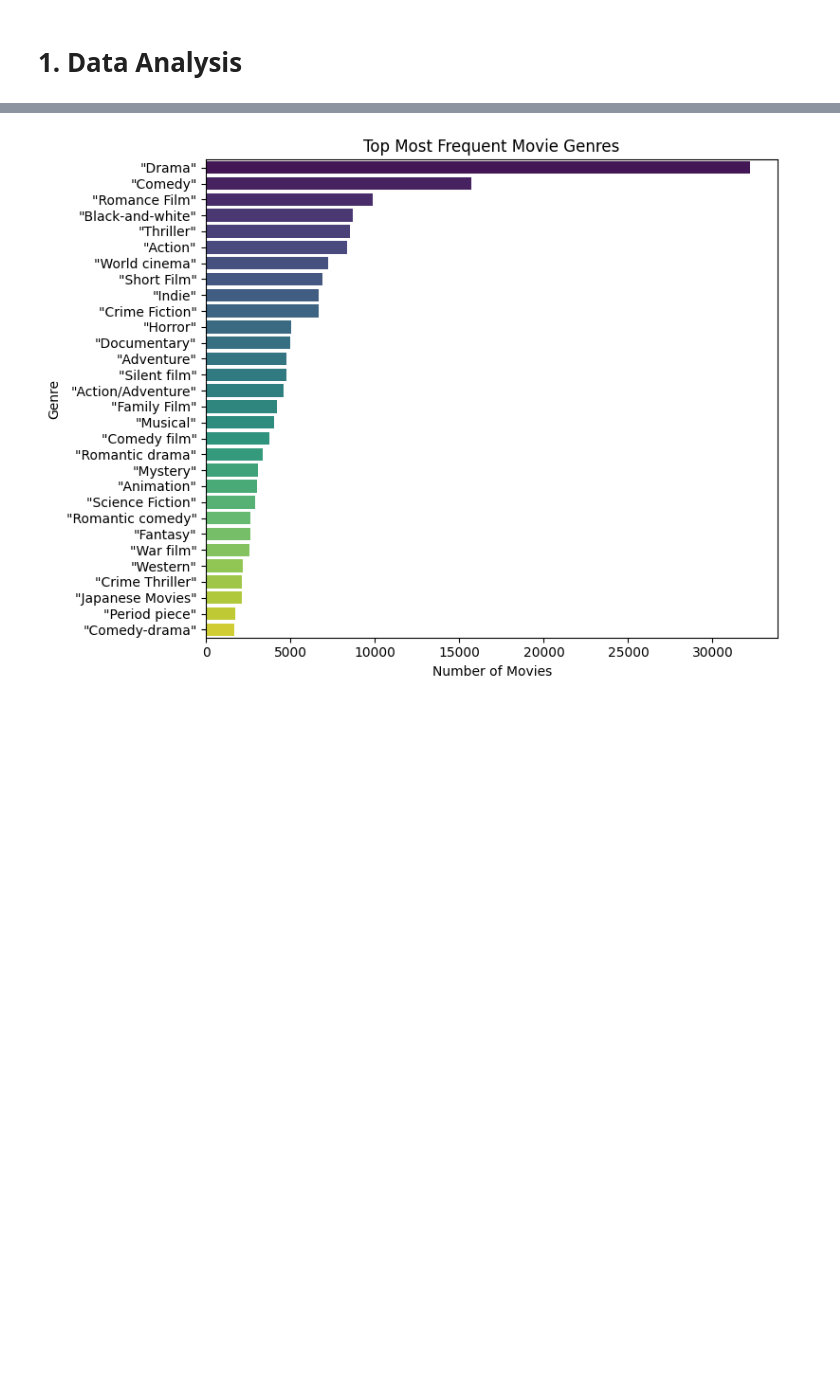
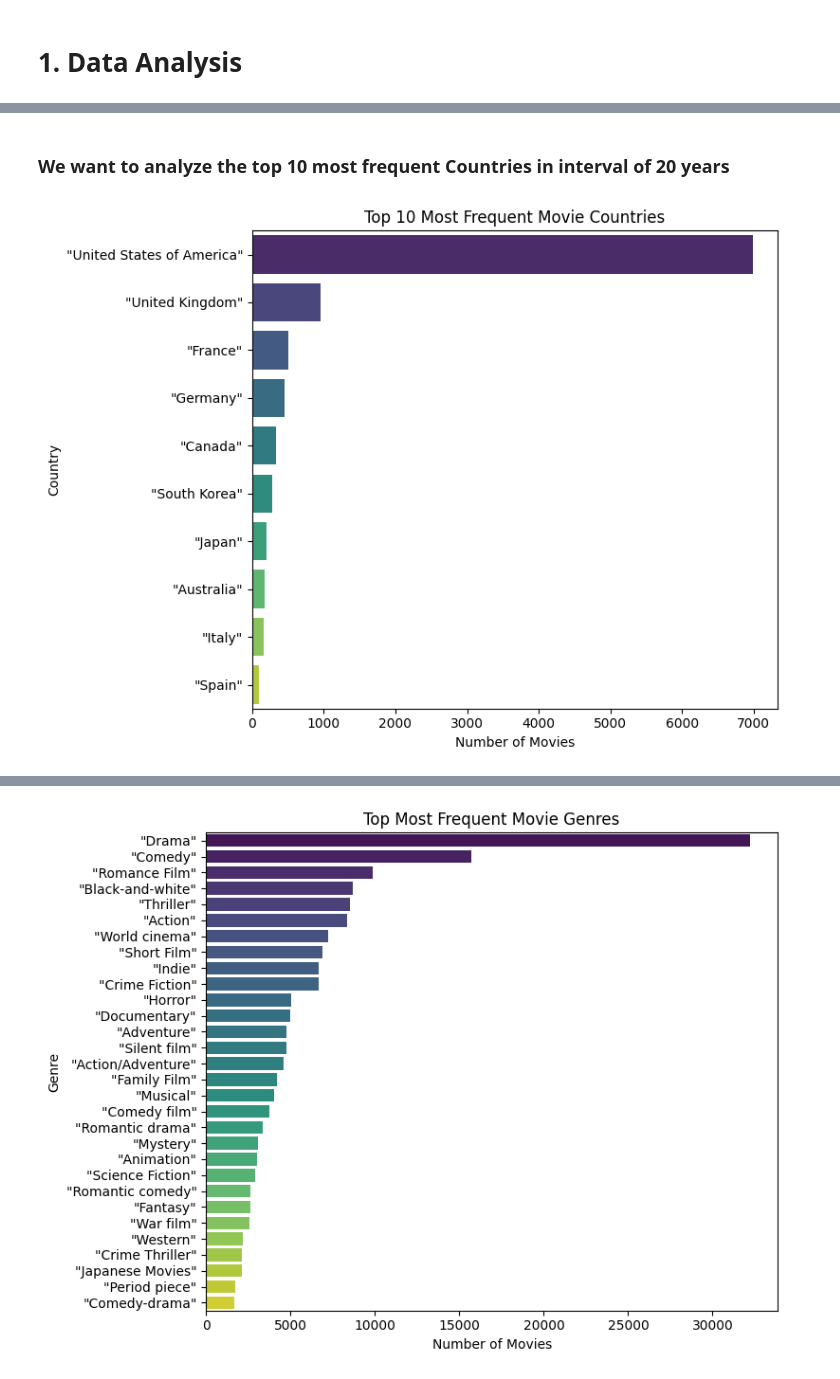
Before and after one commit to epfl-ada/ada-2024-project-melyn, a Jupyter notebook: results.ipynb, the cells around one changed output, grey strips where cells are left out. Drawn from its saved outputs; the diff is of its cells as text; code cells hidden in the pictures; blank space fills up the shorter version.

```diff
--- a/results.ipynb
+++ b/results.ipynb
@@ -108,0 +182,14 @@ plt.show()
+# %% [markdown]
+### We want to analyze the top 10 most frequent Countries in interval of 20 years
+# %%
+top_countries = md_countries.value_counts('Countries').head(10)
+
+plt.figure(figsize=(8, 6))
+sns.barplot(y=top_countries.index, x=top_countries.values, palette="viridis",hue=top_countries.index)
+plt.title('Top 10 Most Frequent Movie Countries')
+plt.xlabel('Number of Movies')
+plt.ylabel('Country')
+plt.tight_layout()
+plt.show()
+# %% [output]
+[figure, added]
```
Also changed, not shown: parts of 39 cells of this notebook, 1 other file.
